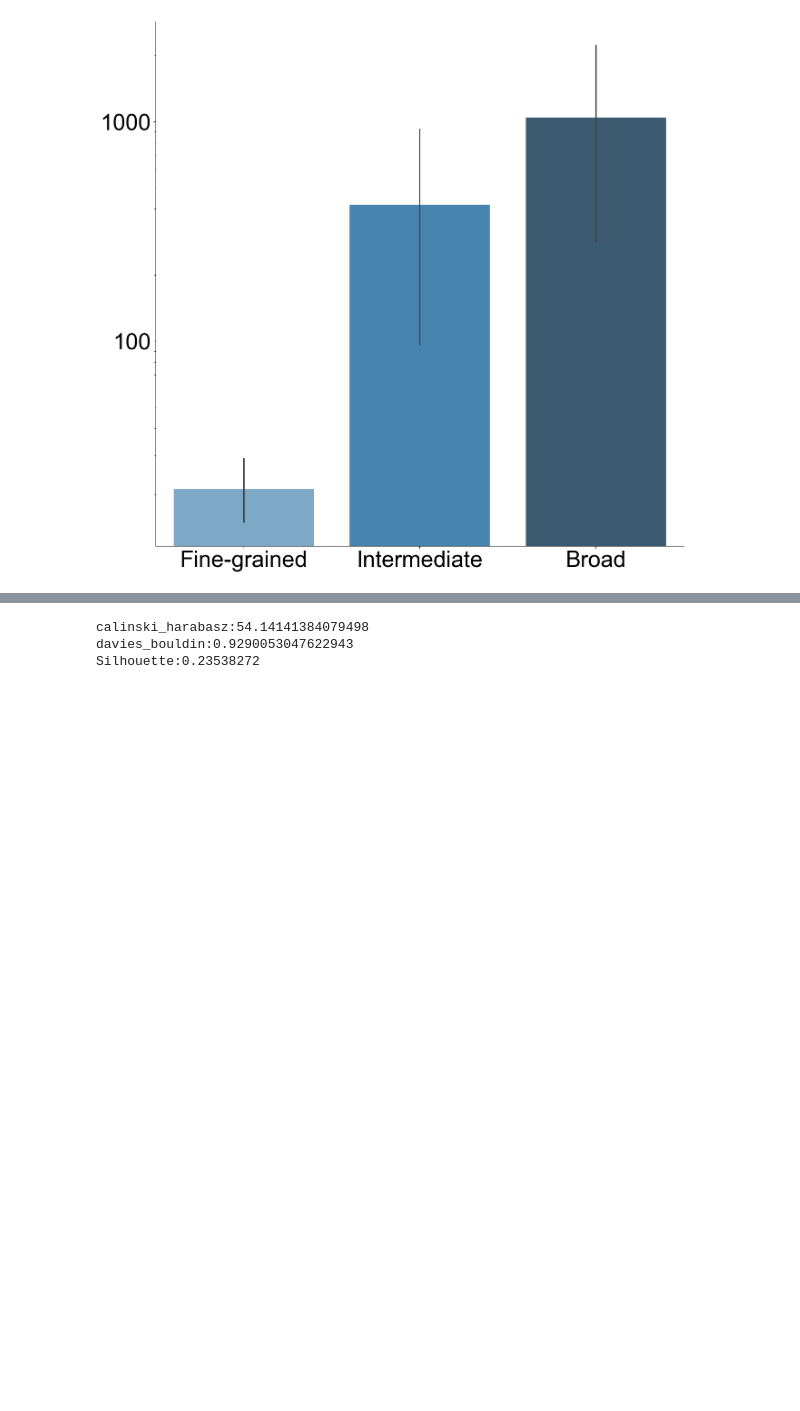
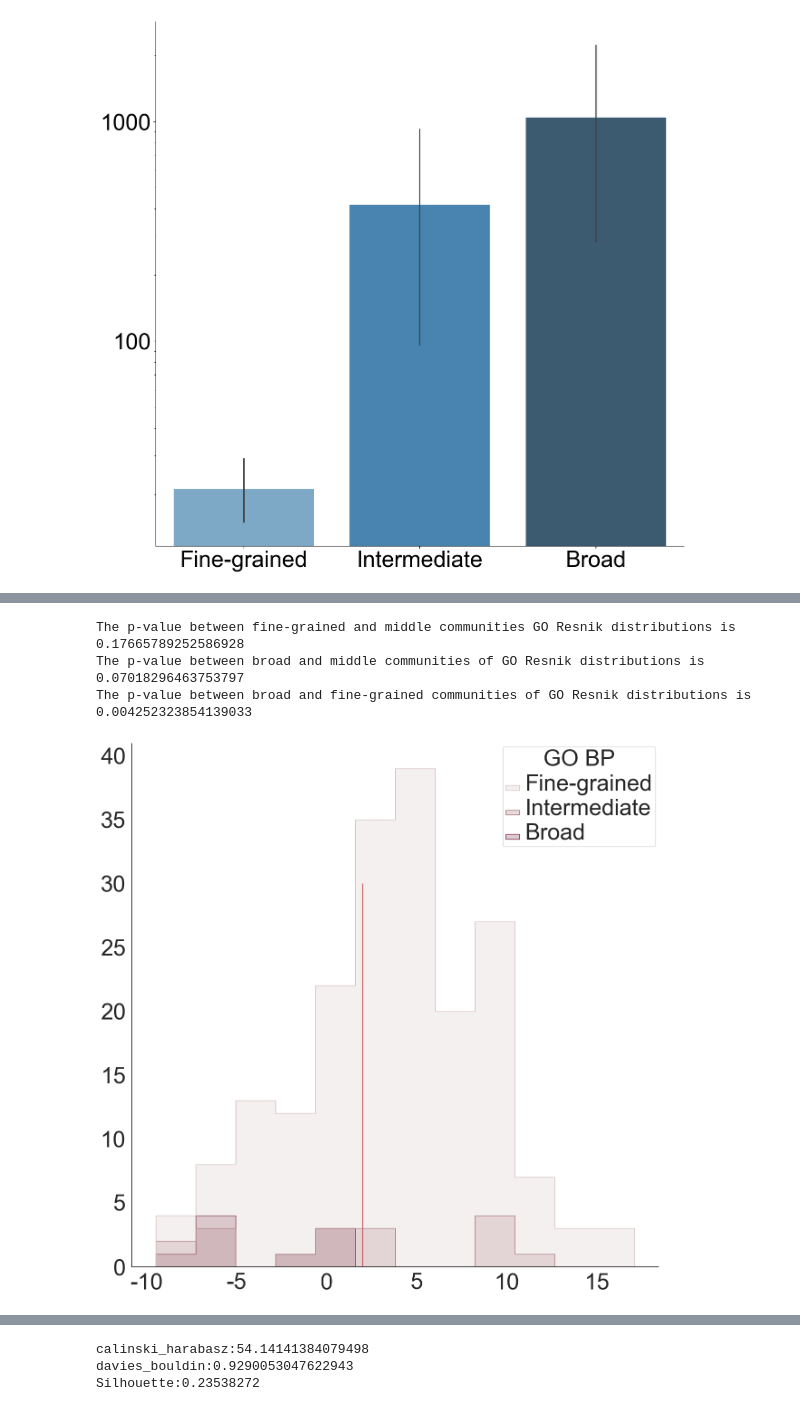
Before and after one commit to menchelab/Exposome, a Jupyter notebook: Exp_fin_4_Infomap_Clustering.ipynb, the cells around one changed output, grey strips where cells are left out. Drawn from its saved outputs; the diff is of its cells as text; code cells hidden in the pictures; blank space fills up the shorter version.

```diff
--- a/Exp_fin_4_Infomap_Clustering.ipynb
+++ b/Exp_fin_4_Infomap_Clustering.ipynb
@@ -1599,0 +1768,60 @@ broad_communities_kegg_unique=extract_unique_terms(broad_communities_kegg)
+# %%
+from scipy import stats
+
+t_value,p_value=stats.ttest_ind(finegrained_enriched_terms_resnik_clean,middle_enriched_terms_resnik_clean)
+print("The p-value between fine-grained and middle communities GO Resnik distributions is %s" %p_value)
+t_value,p_value=stats.ttest_ind(broad_enriched_terms_resnik_clean,middle_enriched_terms_resnik_clean)
+print("The p-value between broad and middle communities of GO Resnik distributions is %s" %p_value)
+t_value,p_value=stats.ttest_ind(broad_enriched_terms_resnik_clean,finegrained_enriched_terms_resnik_clean)
+print("The p-value between broad and fine-grained communities of GO Resnik distributions is %s" %p_value)
+# %% [output]
+The p-value between fine-grained and middle communities GO Resnik distributions is 0.17665789252586928
+The p-value between broad and middle communities of GO Resnik distributions is 0.07018296463753797
+The p-value between broad and fine-grained communities of GO Resnik distributions is 0.004252323854139033
+# %%
+
+goterms_resnik_zscore_df=pd.DataFrame()
+
+finegrained_BP_resnik_zscore=[]
+iteration=[]
+for com, zscore_list in rd_fine_grained_communities_gobp_resnik.items():
+    if str(zscore_list[1])!="nan" and str(zscore_list[1])!="inf":
+        finegrained_BP_resnik_zscore.append(float(zscore_list[1]))
+        iteration.append("Fine-grained")
+
+middle_BP_resnik_zscore=[]
+for com, zscore_list in rd_middle_communities_gobp_resnik.items():
+    if str(zscore_list[1])!="nan" and str(zscore_list[1])!="inf":
+        middle_BP_resnik_zscore.append(float(zscore_list[1]))
+        iteration.append("Intermediate")
+
+broad_BP_resnik_zscore=[]
+for com, zscore_list in rd_broad_communities_gobp_resnik.items():
+    if str(zscore_list[1])!="nan" and str(zscore_list[1])!="inf":
+        broad_BP_resnik_zscore.append(float(zscore_list[1]))
+        iteration.append("Broad")
+
+
+goterms_resnik_zscore_df['zscore']=finegrained_BP_resnik_zscore+middle_BP_resnik_zscore+broad_BP_resnik_zscore
+goterms_resnik_zscore_df['GO BP']=iteration
+fig, ax = plt.subplots(figsize=(15,15))
+ax.spines['top'].set_visible(False)
+ax.spines['right'].set_visible(False)
+ax.spines['bottom'].set_visible(True)
+ax.spines['left'].set_visible(True)
+
+#plt.yscale('log')
+plt.vlines(x=2,ymin=0,ymax=30,color='r',label='random thershold')
+#plt.title('Distribution of lcc z-score for enriched terms GO CC of EEN communities across iterations', fontsize=28)
+sns.histplot(
+    goterms_resnik_zscore_df, x="zscore", hue="GO BP", element="step",palette=['#D8C4C5','#A47179','#7A2D45']
+)
+ax.set_xticklabels([int(i) for i in list(ax.get_xticks())], size = 36)
+ax.set_yticklabels([int(i) for i in list(ax.get_yticks())], size = 36)
+plt.setp(ax.get_legend().get_texts(), fontsize='36') # for legend text
+plt.setp(ax.get_legend().get_title(), fontsize='36') # for legend title
+plt.xlabel('',fontsize=36)
+plt.ylabel('', fontsize=36)
+plt.savefig('output/Figures/SF18B_1_v01_post_rev.pdf',format='pdf',dpi=300, bbox_inches = "tight")
+# %% [output]
+[figure, added]
```
Also changed, not shown: parts of 64 cells of this notebook, 2 other files.
